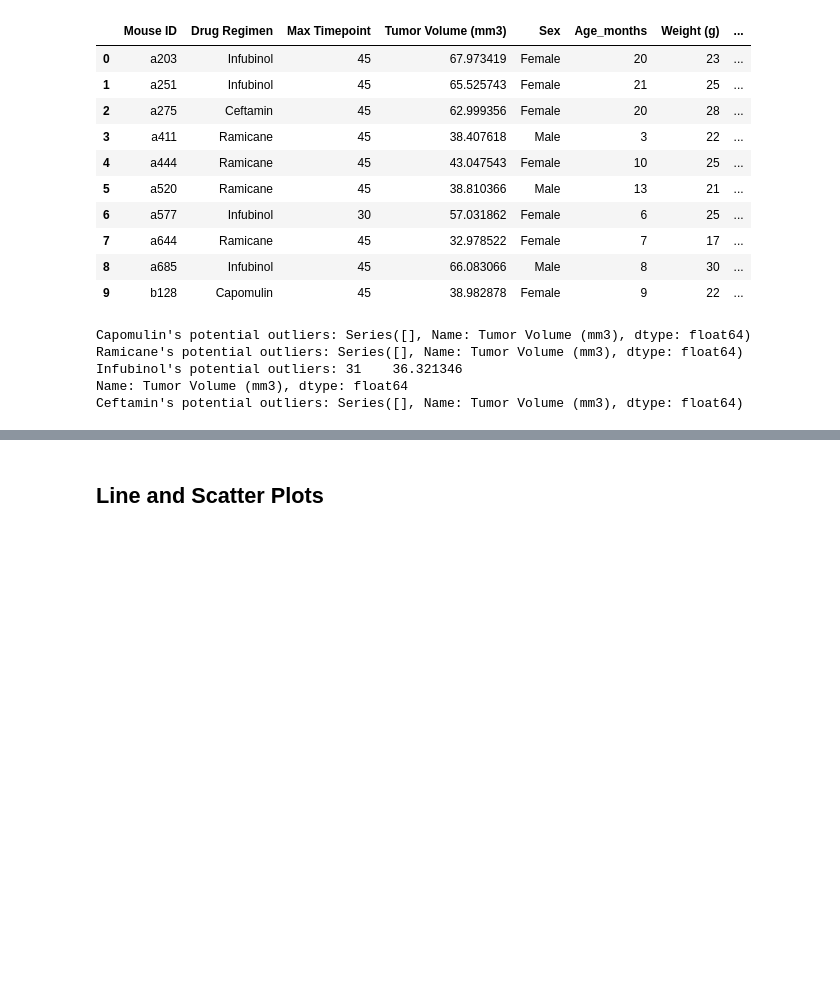
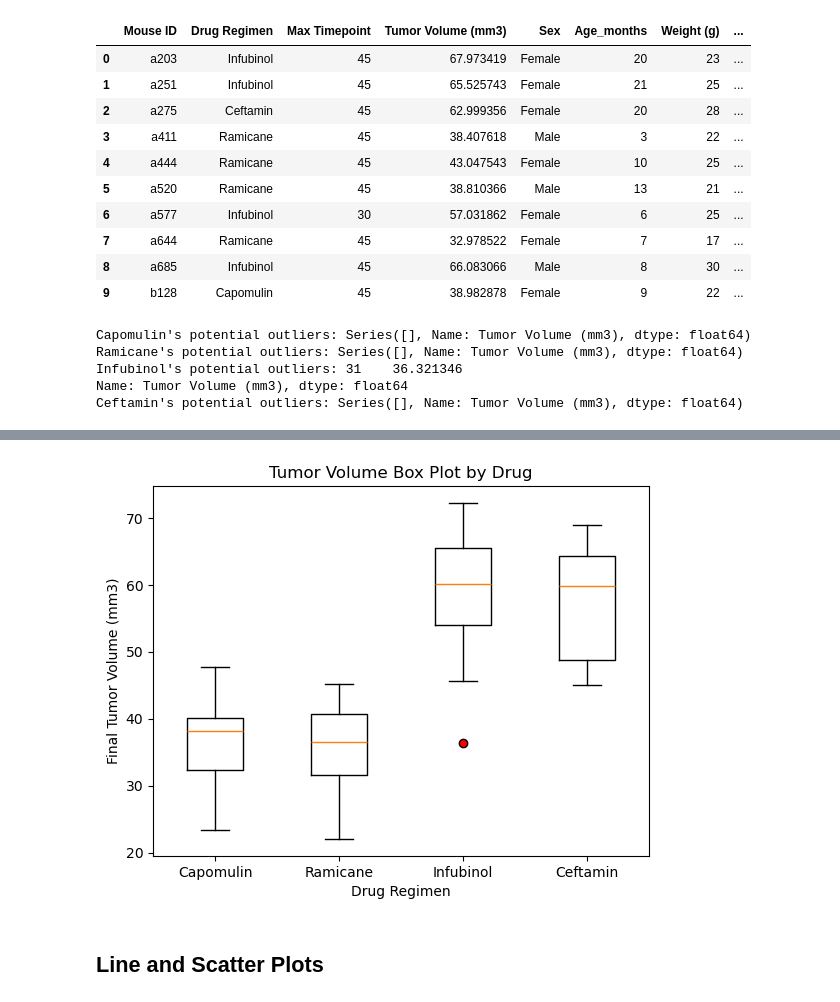
Before and after one commit to sloucel/Data_Visualization_Challenge, a Jupyter notebook: Pymaceuticals/pymaceuticals_starter.ipynb, the cells around one changed output, grey strips where cells are left out. Cells and saved outputs as stored; diff of their text form; code cells hidden in the pictures; blank space fills up the shorter version.

```diff
--- a/Pymaceuticals/pymaceuticals_starter.ipynb
+++ b/Pymaceuticals/pymaceuticals_starter.ipynb
@@ -413,0 +396,34 @@ Ceftamin's potential outliers: Series([], Name: Tumor Volume (mm3), dtype: float
+# %%
+
+# List by drug regimen and corresponding and empty drug stats list
+drugs_list = ['Capomulin', 'Ramicane', 'Infubinol', 'Ceftamin']
+drug_stats_list = []
+
+for drug in drugs_list:
+    # Add tumor volume data by drug into tumor_volume_data
+    tumor_volume_data = max_timepoints_df[max_timepoints_df['Drug Regimen'] == drug]['Tumor Volume (mm3)']
+
+    # Calculate Quartiles, IQR, and Outliers
+    quartiles = tumor_volume_data.quantile([.25, .5, .75])
+    lowerq = quartiles[0.25]
+    median = quartiles[0.5]
+    upperq = quartiles[0.75]
+    iqr = upperq - lowerq
+
+    lower_bound = lowerq - (1.5 * iqr)
+    upper_bound = upperq + (1.5 * iqr)
+
+    outliers = tumor_volume_data[(tumor_volume_data < lower_bound) | (tumor_volume_data > upper_bound)]
+
+    # Append
+    drug_stats_list.append({'Drug Regimen': drug,
+                            'Lower Quartile': lowerq,
+                            'Median': median,
+                            'Upper Quartile': upperq,
+                            'IQR': iqr,
+                            'Lower Bound': lower_bound,
+                            'Upper Bound': upper_bound,
+                            'Potential Outliers': outliers})
+
+drug_stats = pd.DataFrame(drug_stats_list)
+drug_stats.head()
@@ -414,3 +436,16 @@ Ceftamin's potential outliers: Series([], Name: Tumor Volume (mm3), dtype: float
+# %%
+# Generate a box plot that shows the distrubution of the tumor volume for each treatment group.
+boxplot_data = [tumor_volume_data[drug] for drug in drugs_list]
+outlier_point = {'markerfacecolor': 'red'}
+plt.boxplot(boxplot_data, labels=drugs_list, flierprops=outlier_point)
+
+# Create title and labels
+plt.title('Tumor Volume Box Plot by Drug')
+plt.xlabel('Drug Regimen')
+plt.ylabel('Final Tumor Volume (mm3)')
+plt.grid(False)
+# %% [output]
+[figure, added]
 # %% [markdown]
 ## Line and Scatter Plots
 # %%
```
Also changed, not shown: parts of 6 cells of this notebook, 1 other file.
